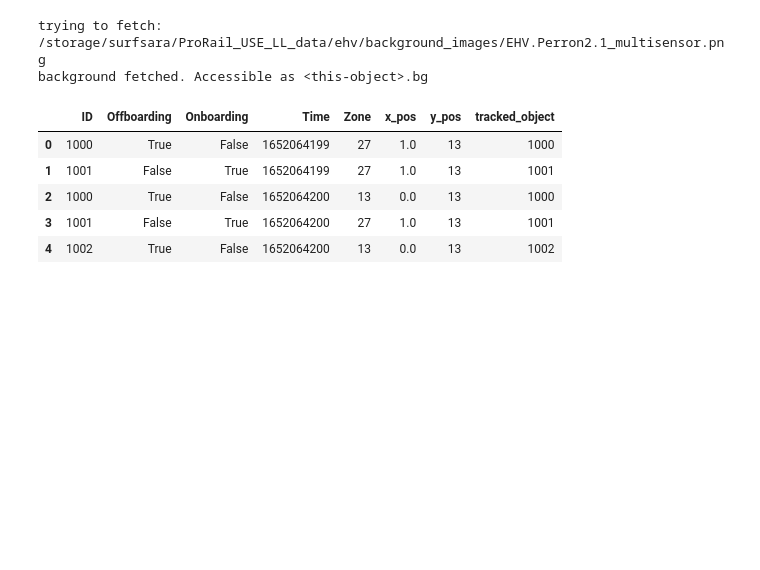
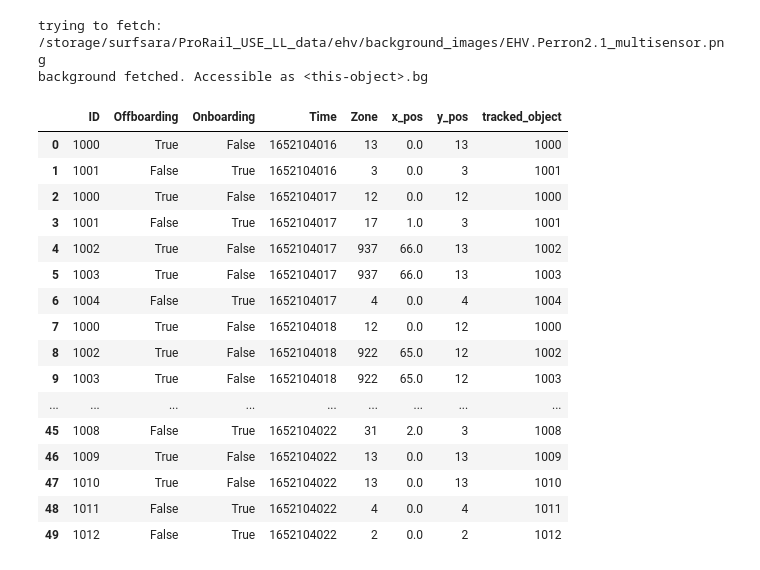
Before and after one commit to mauribadnights/sociophysics, a Jupyter notebook: analysis/animatedPlotDiscrete.ipynb, the cells around one changed output. Cells and saved outputs as stored; diff of their text form; code cells hidden in the pictures; blank space fills up the shorter version.

```diff
--- a/analysis/animatedPlotDiscrete.ipynb
+++ b/analysis/animatedPlotDiscrete.ipynb
@@ -17,22 +17,33 @@ from sociophysicsDataHandler import SociophysicsDataHandler
 # %%
 dh = SociophysicsDataHandler()
 dh.fetch_background_image_from_path('ehv/background_images/EHV.Perron2.1_multisensor.png')
 
 df = pd.read_csv('../simulator/simulation_results_1.csv')
 
 #print(df.to_string())
 
 df['tracked_object'] = df['ID']
-df.head()
+df.head(50)
 # %% [output]
 trying to fetch: /storage/surfsara/ProRail_USE_LL_data/ehv/background_images/EHV.Perron2.1_multisensor.png
 background fetched. Accessible as <this-object>.bg
 |  | ID | Offboarding | Onboarding | Time | Zone | x_pos | y_pos | tracked_object |
-| 0 | 1000 | True | False | 1652064199 | 27 | 1.0 | 13 | 1000 |
-| 1 | 1001 | False | True | 1652064199 | 27 | 1.0 | 13 | 1001 |
-| 2 | 1000 | True | False | 1652064200 | 13 | 0.0 | 13 | 1000 |
-| 3 | 1001 | False | True | 1652064200 | 27 | 1.0 | 13 | 1001 |
-| 4 | 1002 | True | False | 1652064200 | 13 | 0.0 | 13 | 1002 |
+| 0 | 1000 | True | False | 1652104016 | 13 | 0.0 | 13 | 1000 |
+| 1 | 1001 | False | True | 1652104016 | 3 | 0.0 | 3 | 1001 |
+| 2 | 1000 | True | False | 1652104017 | 12 | 0.0 | 12 | 1000 |
+| 3 | 1001 | False | True | 1652104017 | 17 | 1.0 | 3 | 1001 |
+| 4 | 1002 | True | False | 1652104017 | 937 | 66.0 | 13 | 1002 |
+| 5 | 1003 | True | False | 1652104017 | 937 | 66.0 | 13 | 1003 |
+| 6 | 1004 | False | True | 1652104017 | 4 | 0.0 | 4 | 1004 |
+| 7 | 1000 | True | False | 1652104018 | 12 | 0.0 | 12 | 1000 |
+| 8 | 1002 | True | False | 1652104018 | 922 | 65.0 | 12 | 1002 |
+| 9 | 1003 | True | False | 1652104018 | 922 | 65.0 | 12 | 1003 |
+| ... | ... | ... | ... | ... | ... | ... | ... | ... |
+| 45 | 1008 | False | True | 1652104022 | 31 | 2.0 | 3 | 1008 |
+| 46 | 1009 | True | False | 1652104022 | 13 | 0.0 | 13 | 1009 |
+| 47 | 1010 | True | False | 1652104022 | 13 | 0.0 | 13 | 1010 |
+| 48 | 1011 | False | True | 1652104022 | 4 | 0.0 | 4 | 1011 |
+| 49 | 1012 | False | True | 1652104022 | 2 | 0.0 | 2 | 1012 |
 # %%
 xmin = -5134
 ymin = -17731
```
Also changed, not shown: 18 other files.
